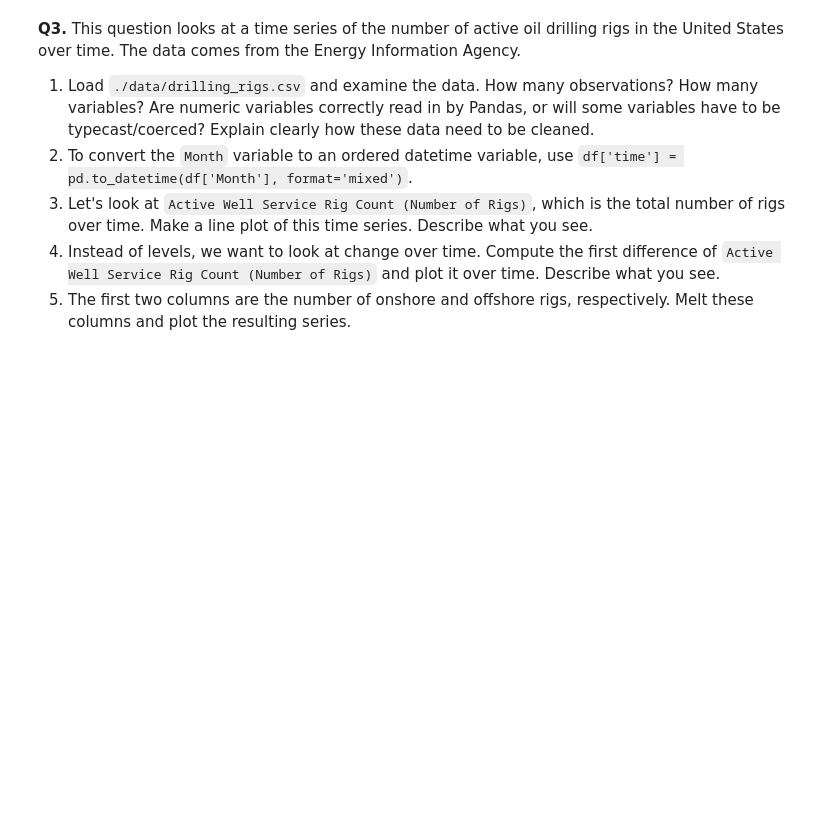
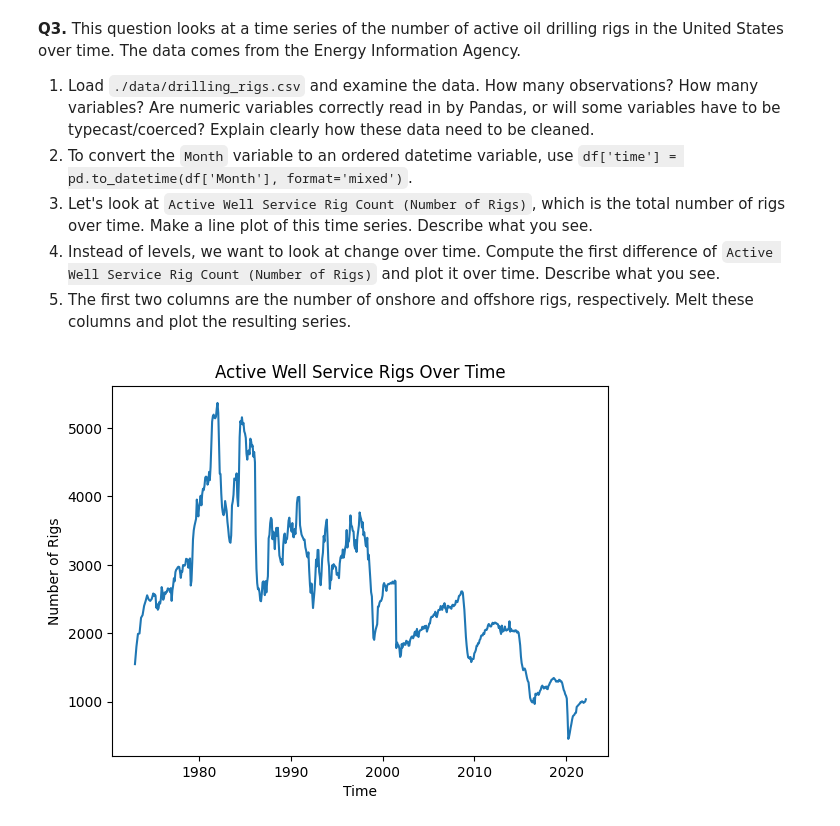
Before and after one commit to Harryshield14/eda_assignment, a Jupyter notebook: assignment.ipynb, the cells around one changed output. Drawn from its saved outputs; the diff is of its cells as text; code cells hidden in the pictures; blank space fills up the shorter version.

```diff
--- a/assignment.ipynb
+++ b/assignment.ipynb
@@ -178,3 +178,24 @@ df_clean.groupby(['Room Type', 'Property Type'])['Price'].describe() #On average
 3. Let's look at `Active Well Service Rig Count (Number of Rigs)`, which is the total number of rigs over time. Make a line plot of this time series. Describe what you see.
 4. Instead of levels, we want to look at change over time. Compute the first difference of  `Active Well Service Rig Count (Number of Rigs)` and plot it over time. Describe what you see.
 5. The first two columns are the number of onshore and offshore rigs, respectively. Melt these columns and plot the resulting series.
+# %%
+df2 = pd.read_csv('/content/drive/MyDrive/DS 3001 (1)/drilling_rigs.csv')
+df2_clean = df2.copy()
+df2_clean.head() #There are 10 variables, some of the data will need to be coerced due to them being not available, in order to make the values be able to be used numerically.
+#By utilizing np.nan the two variables that have this missing data can be cleaned to take the not available values and coerce them to NaN and then the rest of the data can be utilized numerically.
+len(df2_clean) #There are 623 observations in this data set
+
+df2_clean['time'] = pd.to_datetime(df2_clean['Month'], format ='mixed')
+df2_clean.head()
+df2_clean['Active Well Service Rig Count (Number of Rigs)'] = pd.to_numeric(df2_clean['Active Well Service Rig Count (Number of Rigs)'], errors='coerce')
+
+
+plt.plot(df2_clean['time'], df2_clean['Active Well Service Rig Count (Number of Rigs)'], linestyle='-')
+#From this plot it can be deduced that the number of Active Well Service Rigs spiked around the mid 1980s, and since then has been on a decline, with local jumps of higher usage, but overall on a decline.
+
+plt.xlabel('Time')
+plt.ylabel('Number of Rigs')
+plt.title('Active Well Service Rigs Over Time')
+plt.show()
+# %% [output]
+[figure, added]
```
Also changed, not shown: parts of 2 cells of this notebook.
